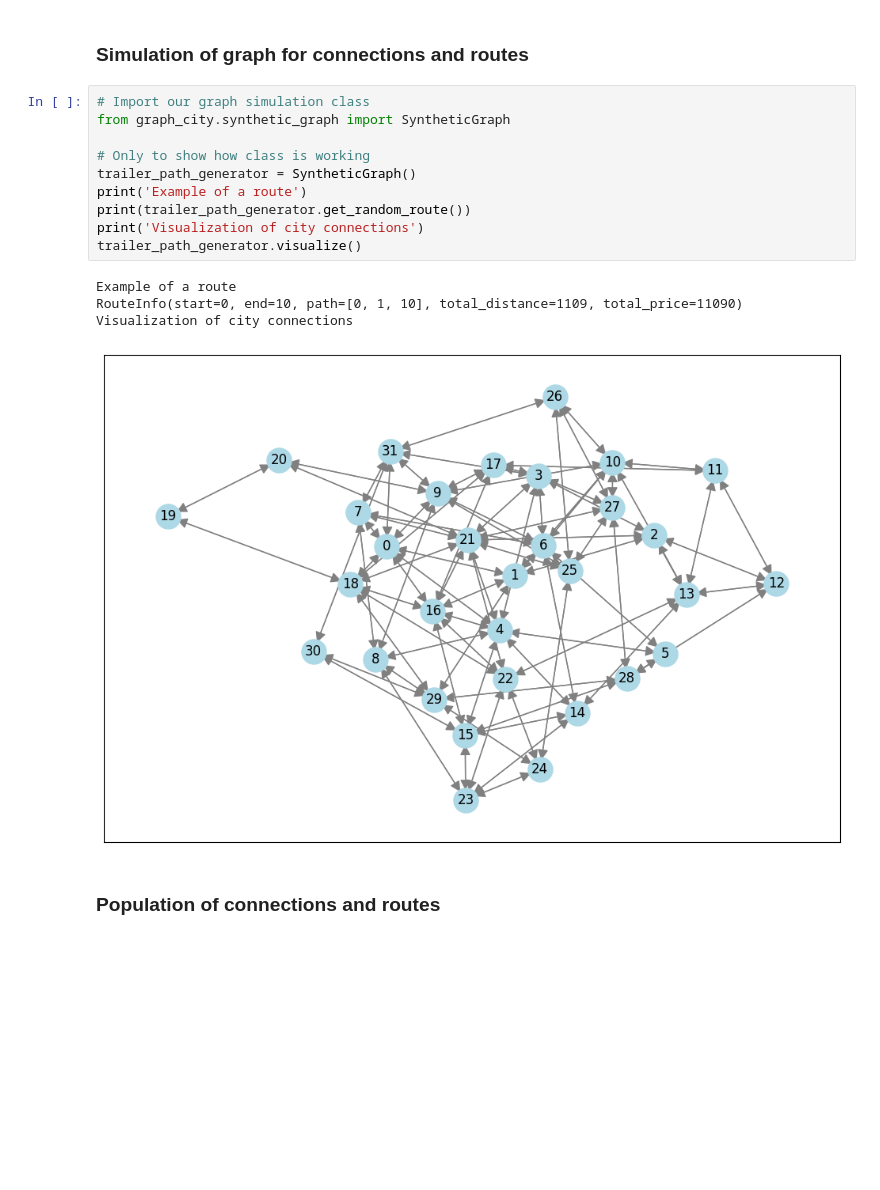
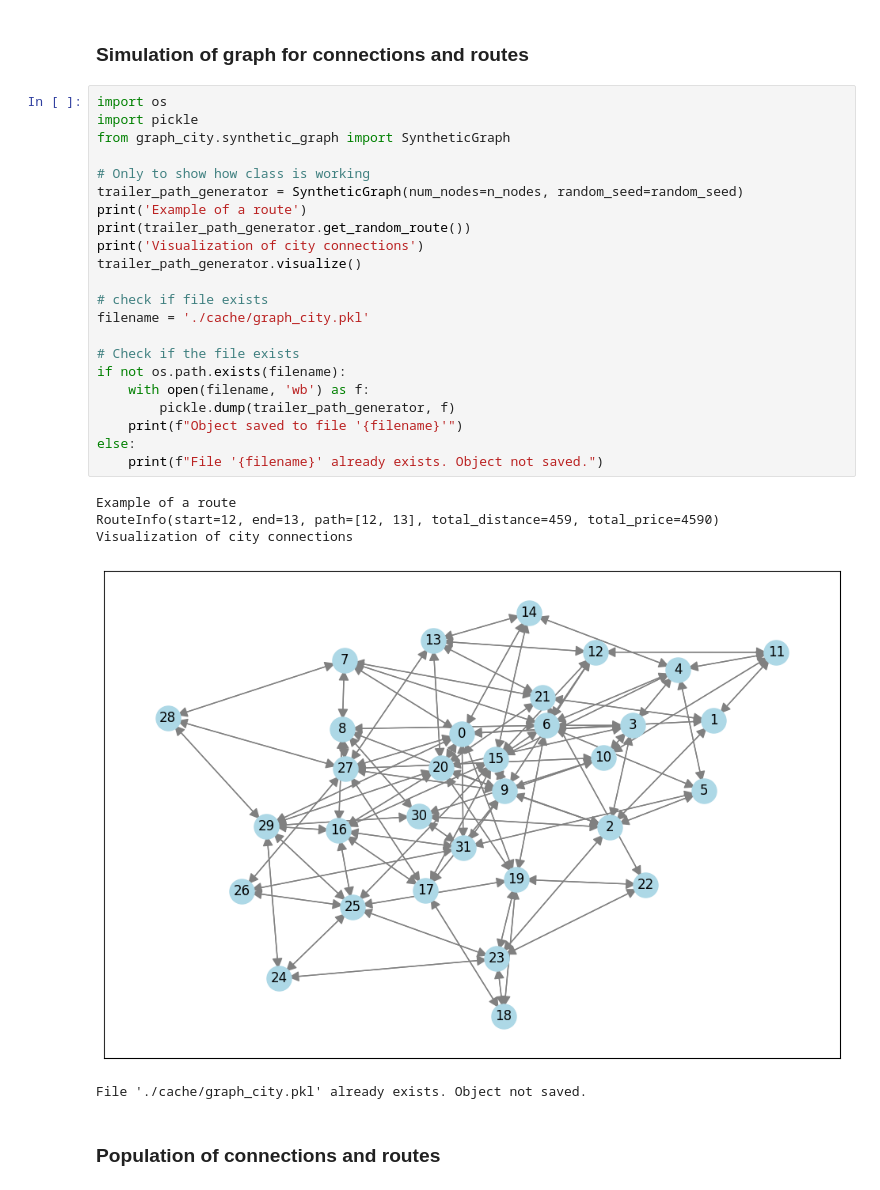
Before and after one commit to wparedes17/tt-complains, a Jupyter notebook: synthetic_data.ipynb, the cells around one changed output. Drawn from its saved outputs; the diff is of its cells as text; blank space fills up the shorter version.

Commit message:
Simulation complete

```diff
--- a/synthetic_data.ipynb
+++ b/synthetic_data.ipynb
@@ -36,20 +49,33 @@ Distance and price from A to B might be different form B to A.
 # %% [markdown]
 ### Simulation of graph for connections and routes
 # %%
-# Import our graph simulation class
+import os
+import pickle
 from graph_city.synthetic_graph import SyntheticGraph
 
 # Only to show how class is working
-trailer_path_generator = SyntheticGraph()
+trailer_path_generator = SyntheticGraph(num_nodes=n_nodes, random_seed=random_seed)
 print('Example of a route')
 print(trailer_path_generator.get_random_route())
 print('Visualization of city connections')
 trailer_path_generator.visualize()
+
+# check if file exists
+filename = './cache/graph_city.pkl'
+
+# Check if the file exists
+if not os.path.exists(filename):
+    with open(filename, 'wb') as f:
+        pickle.dump(trailer_path_generator, f)
+    print(f"Object saved to file '{filename}'")
+else:
+    print(f"File '{filename}' already exists. Object not saved.")
 # %% [output]
 Example of a route
-RouteInfo(start=0, end=10, path=[0, 1, 10], total_distance=1109, total_price=11090)
+RouteInfo(start=12, end=13, path=[12, 13], total_distance=459, total_price=4590)
 Visualization of city connections
-[figure, old version]
+[figure, new version]
+File './cache/graph_city.pkl' already exists. Object not saved.
 # %% [markdown]
 ### Population of connections and routes
 # %%
```
Also changed, not shown: parts of 16 cells of this notebook, 18 other files.
